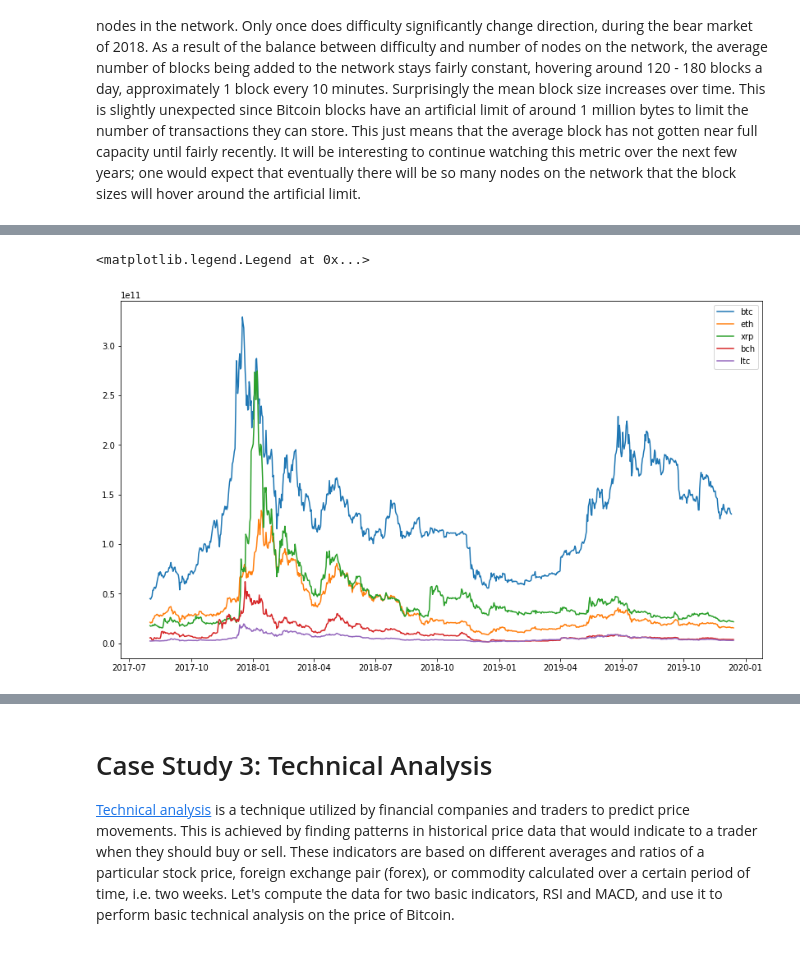
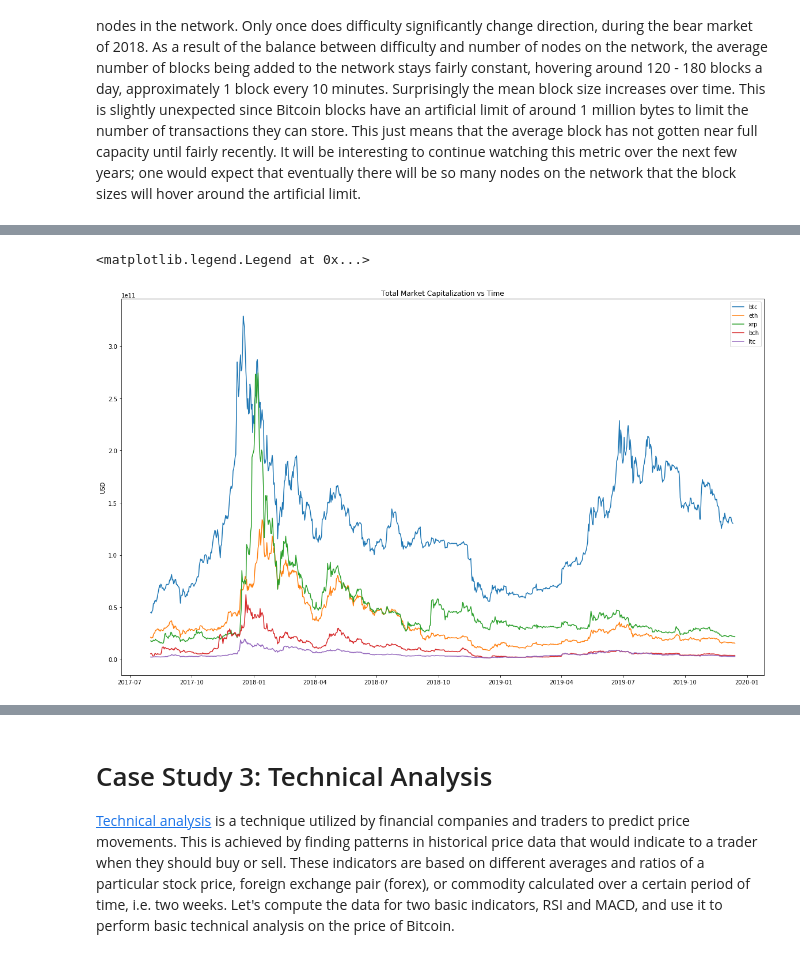
Before and after one commit to jcastrence/jcastrence.github.io, a Jupyter notebook: data_science_tutorial.ipynb, the cells around one changed output, grey strips where cells are left out. Saved outputs shown, nothing was run; the diff lists cells and outputs as text; code cells hidden in the pictures.

```diff
--- a/data_science_tutorial.ipynb
+++ b/data_science_tutorial.ipynb
@@ -428,9 +526,12 @@ top5_labels = ['btc', 'eth', 'xrp', 'bch', 'ltc']
 # %%
-plt.figure(figsize=(14, 8))
+# Plot the prices of the top 5 cryptocurrencies against time
+plt.figure(figsize=(20, 12))
 for df in top5:
+    # Only look at dates in the last two years
     df_current = df[df.date >= dt.date(2017, 8, 1)]
-    plt.plot(df_current['date'], df_current['PriceUSD'])
-#     plt.plot(df_current['date'], df_current['PriceUSD'])
+    plt.plot(df_current['date'], df_current['price'])
+plt.title('Price (1 Unit) vs Time')
+plt.ylabel('USD')
 plt.legend(['btc', 'eth', 'xrp', 'bch', 'ltc'])
 # %% [output]
 <matplotlib.legend.Legend at 0x...>
@@ -438,9 +545,13 @@ plt.legend(['btc', 'eth', 'xrp', 'bch', 'ltc'])
 # %%
-plt.figure(figsize=(14, 8))
+# Plot the market capitalization of the top 5 cryptocurrencies against time
+plt.figure(figsize=(20, 12))
 for df in top5:
+    # Only look at dates in the last two years
     df_current = df[df.date >= dt.date(2017, 8, 1)]
-    plt.plot(df_current['date'], df_current['CapMrktCurUSD'])
+    plt.plot(df_current['date'], df_current['marketCap'])
+plt.title('Total Market Capitalization vs Time')
+plt.ylabel('USD')
 plt.legend(['btc', 'eth', 'xrp', 'bch', 'ltc'])
 # %% [output]
 <matplotlib.legend.Legend at 0x...>
-[figure, old version]
+[figure, new version]
```
Also changed, not shown: parts of 63 cells of this notebook, 3 other files.
